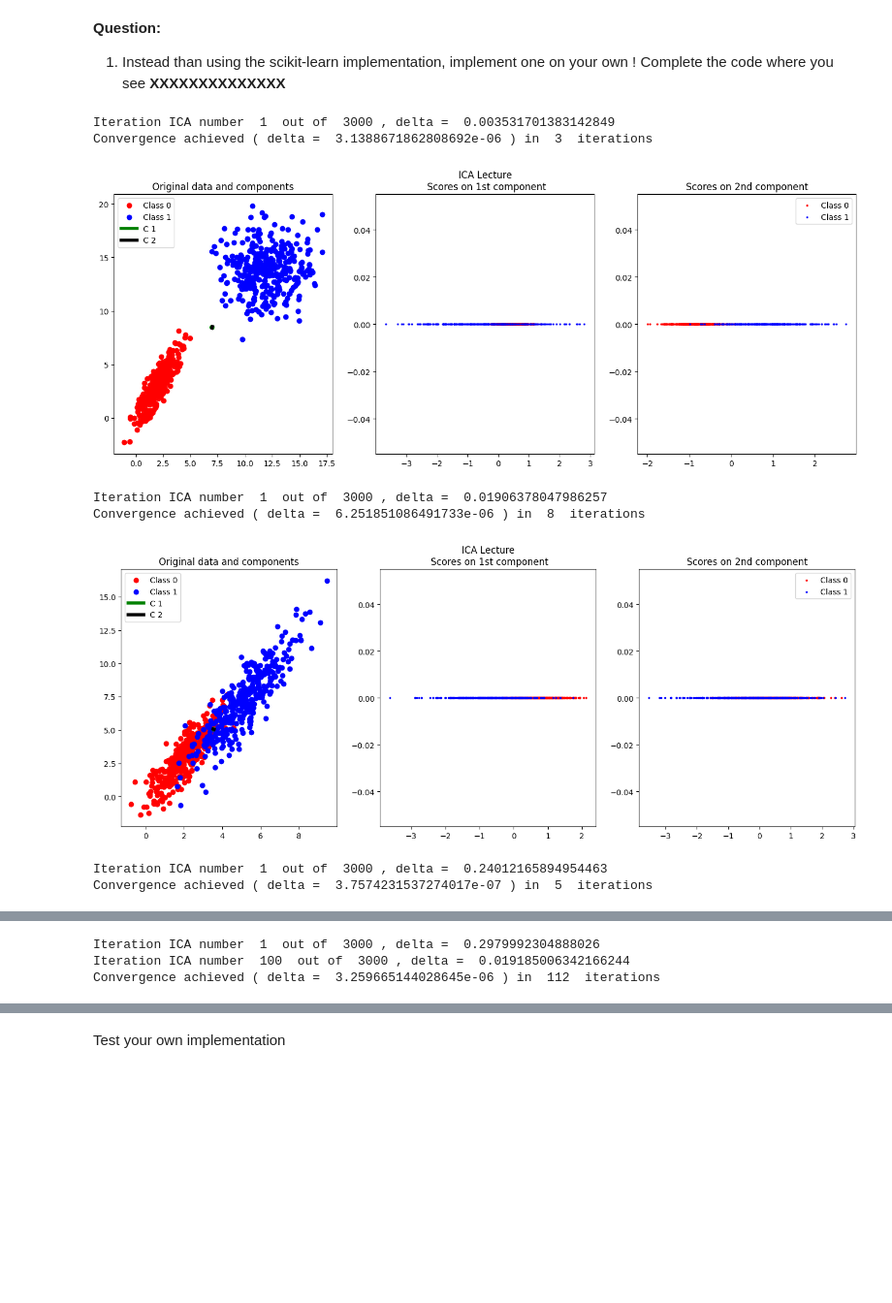
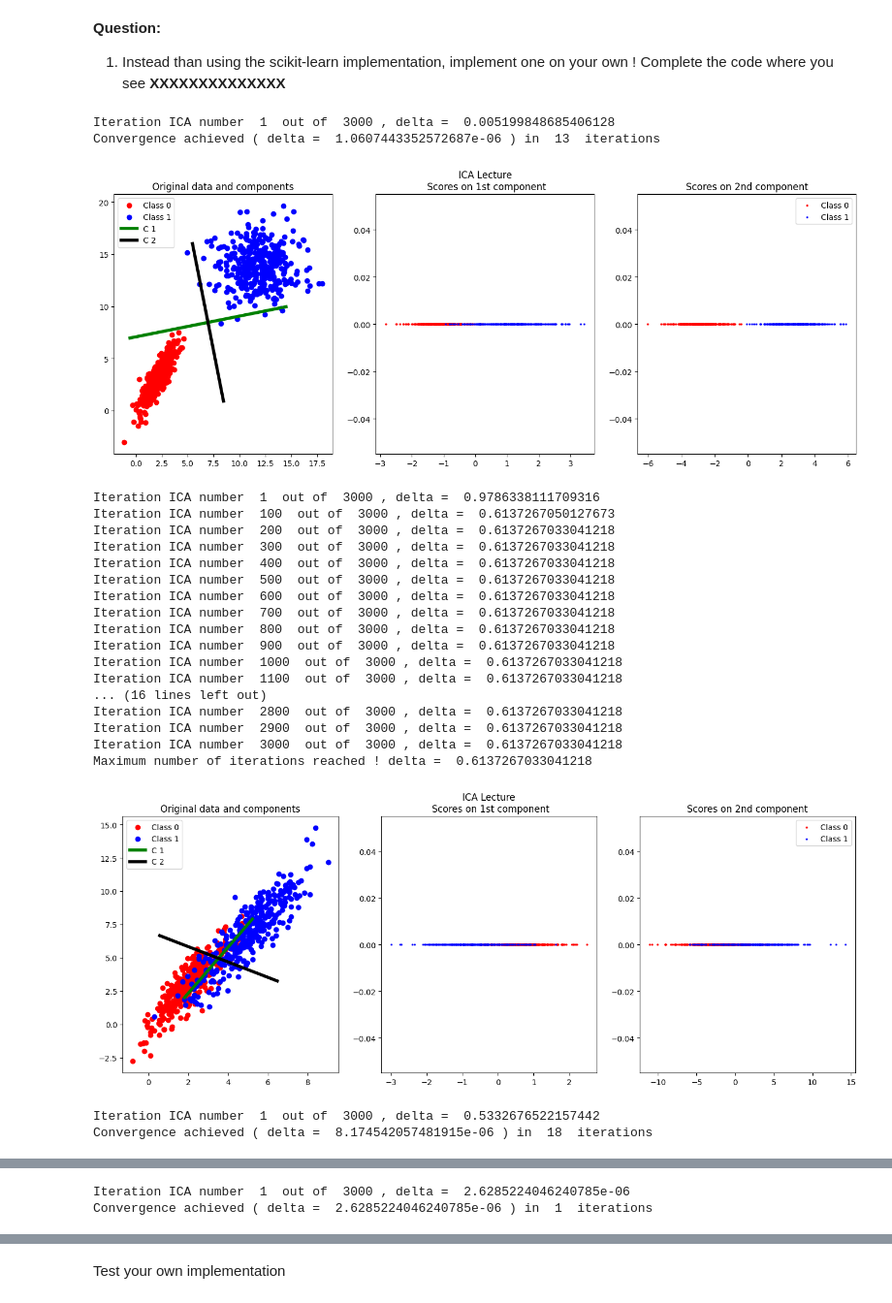
Before and after one commit to dftorresro/IMA205---TP1-Unsupervised-Learning, a Jupyter notebook: 2022_TP_Unsupervised_1_PCA-ICA.ipynb, the cells around one changed output, grey strips where cells are left out. Shown at 97% size. Cells and saved outputs as stored; diff of their text form; code cells hidden in the pictures; blank space fills up the shorter version.

```diff
--- a/2022_TP_Unsupervised_1_PCA-ICA.ipynb
+++ b/2022_TP_Unsupervised_1_PCA-ICA.ipynb
@@ -450,7 +466,7 @@ for scenarioIndex in range(1, 5):
 1. Instead than using the scikit-learn implementation, implement one on your own !
 Complete the code where you see **XXXXXXXXXXXXXX**
 # %%
-def FastICALecture(X, N_Iter=3000, tol=1e-5, plot_evolution=0):
+def FastICALecture(X,N_Iter=3000,tol=1e-5,plot_evolution=0):
     '''
     Inputs:
                    X: is a [d x N] matrix. Every column is an observation
@@ -470,34 +486,34 @@ def FastICALecture(X, N_Iter=3000, tol=1e-5, plot_evolution=0):
 
     '''
 
-    # We choose G=-exp(-1/2t^2)
+    # We choose G =-exp(-1/2t^2)
     # First derivative of G
     def g(t):
-        res = -np.exp(-t**2/2)
+        res = t*np.exp(-(1/2)*(t**2))
         return res
 
     # Second derivative of G
     def gp(t):
-        res = t*np.exp(-t**2/2)
+        res = (1 - t**2) * np.exp(-(1/2) * (t**2))
         return res
 
     # Size of X
-    d, N = X.shape
+    d,N = X.shape
 
     # Compute sample mean
-    mu = np.mean(X, axis=1)
+    mu = np.mean(X,axis=1)
 
     # Center data
-    Xc = X - np.matlib.repmat(mu, N, 1).T
+    Xc = X - mu[:, np.newaxis]
 
     # Compute covariance matrix
-    C = np.cov(X)
+    C = np.cov(Xc, rowvar=True)
 
     # Whiten data
-    Xcw = LA.sqrtm(LA.inv(C)) @ Xc
+    Xcw = np.dot(np.linalg.inv(np.linalg.cholesky(C)).T, Xc)
 
     # check if are whitened
-    if np.sum( np.eye(d) - np.abs( np.cov(Xcw) ) ) > 1e-10:
+    if np.sum(np.eye(d) - np.abs(np.cov(Xcw)))>1e-10:
         raise NameError('Your whitening transformation does not work...')
 
     # Initialize W
@@ -506,7 +522,7 @@ def FastICALecture(X, N_Iter=3000, tol=1e-5, plot_evolution=0):
     # delta evolution
     k = 0
     delta = np.inf
-    evolutionDelta = []
+    evolutionDelta=[]
 
     while delta > tol and k < N_Iter:
 
@@ -515,15 +531,16 @@ def FastICALecture(X, N_Iter=3000, tol=1e-5, plot_evolution=0):
 
         # Update rule for W
         Wp = np.dot(g(np.dot(W, Xcw)), Xcw.T) - np.diag(np.dot(gp(np.dot(W, Xcw)), np.ones(N))) @ W
-        W = np.linalg.qr(Wp)[0]  # Enforce orthogonality using QR decomposition
+        W = np.linalg.qr(Wp)[0]  # Enforce orthogonality using QR decomposition
+        # W = LA.inv( np.sqrt( Wp @ Wp.T ) ) @ Wp # Enforce orthogonality using normalization
 
-        if np.sum( np.eye(d) - np.abs( np.dot(W, W.T) ) ) > 1e-10:
+        if np.sum(np.eye(d) - np.abs(np.dot(W,W.T)))>1e-10:
             raise NameError('W should be an orthogonal matrix. Check the computations')
 
-        delta = 1-np.min(np.abs(np.diag(np.dot(W.T, W_old))))
+        delta = 1 - np.min( np.abs( np.diag( np.dot(W.T,W_old) ) ) )
         evolutionDelta.append(delta)
 
-        if k == 1 or k%100 == 0:
+        if k == 1 or k % 100 == 0:
             print('Iteration ICA number ', k, ' out of ', N_Iter , ', delta = ', delta)
 
 
@@ -536,7 +553,7 @@ def FastICALecture(X, N_Iter=3000, tol=1e-5, plot_evolution=0):
     # Independent components
     S = np.dot(W, Xcw)
 
-    if plot_evolution==1:
+    if plot_evolution == 1:
         plt.figure(figsize=(6, 6))
         plt.plot(range(k),evolutionDelta,'bx--', linewidth=4, markersize=12)
         plt.title('Evolution of error - ICA')
@@ -544,18 +561,33 @@ def FastICALecture(X, N_Iter=3000, tol=1e-5, plot_evolution=0):
 
     return S, W, Xcw
 # %%
-# Applying the ICA for each scenario
+# Applying FastICALecture for each scenario
 for scenarioIndex in range(1, 5):
     X0, X1, y = generate_scenario(scenario=scenarioIndex, n_samples0 = 350, n_samples1 = 350)
-    X = np.concatenate((X0,X1),axis=0)
-    SicaLec, WicaLec, Xcw = FastICALecture(X.T, N_Iter=3000, tol=1e-5, plot_evolution=0)
-    plotResults(X0=X0, X1=X1, y=y, U=WicaLec.T, Y=SicaLec.T, const=0.01, title='ICA Lecture')
+    X = np.concatenate((X0,X1), axis=0)
+    S, W, Xcw = FastICALecture(X.T, N_Iter=3000, tol=1e-5, plot_evolution=0)
+    plotResults(X0=X0, X1=X1, y=y, U=W.T, Y=S.T, const=1, title='ICA Lecture')
 # %% [output]
-Iteration ICA number  1  out of  3000 , delta =  0.003531701383142849
-Convergence achieved ( delta =  3.1388671862808692e-06 ) in  3  iterations
+Iteration ICA number  1  out of  3000 , delta =  0.005199848685406128
+Convergence achieved ( delta =  1.0607443352572687e-06 ) in  13  iterations
-[figure, old version]
+[figure, new version]
-Iteration ICA number  1  out of  3000 , delta =  0.01906378047986257
-Convergence achieved ( delta =  6.251851086491733e-06 ) in  8  iterations
+Iteration ICA number  1  out of  3000 , delta =  0.9786338111709316
+Iteration ICA number  100  out of  3000 , delta =  0.6137267050127673
+Iteration ICA number  200  out of  3000 , delta =  0.6137267033041218
+Iteration ICA number  300  out of  3000 , delta =  0.6137267033041218
+Iteration ICA number  400  out of  3000 , delta =  0.6137267033041218
+Iteration ICA number  500  out of  3000 , delta =  0.6137267033041218
+Iteration ICA number  600  out of  3000 , delta =  0.6137267033041218
+Iteration ICA number  700  out of  3000 , delta =  0.6137267033041218
+Iteration ICA number  800  out of  3000 , delta =  0.6137267033041218
+Iteration ICA number  900  out of  3000 , delta =  0.6137267033041218
+Iteration ICA number  1000  out of  3000 , delta =  0.6137267033041218
+Iteration ICA number  1100  out of  3000 , delta =  0.6137267033041218
+... (16 lines left out)
+Iteration ICA number  2800  out of  3000 , delta =  0.6137267033041218
+Iteration ICA number  2900  out of  3000 , delta =  0.6137267033041218
+Iteration ICA number  3000  out of  3000 , delta =  0.6137267033041218
+Maximum number of iterations reached ! delta =  0.6137267033041218
-[figure, old version]
+[figure, new version]
-Iteration ICA number  1  out of  3000 , delta =  0.24012165894954463
-Convergence achieved ( delta =  3.7574231537274017e-07 ) in  5  iterations
+Iteration ICA number  1  out of  3000 , delta =  0.5332676522157442
+Convergence achieved ( delta =  8.174542057481915e-06 ) in  18  iterations
@@ -563,3 +595,2 @@ Convergence achieved ( delta =  3.7574231537274017e-07 ) in  5  iterations
-Iteration ICA number  1  out of  3000 , delta =  0.2979992304888026
-Iteration ICA number  100  out of  3000 , delta =  0.019185006342166244
-Convergence achieved ( delta =  3.259665144028645e-06 ) in  112  iterations
+Iteration ICA number  1  out of  3000 , delta =  2.6285224046240785e-06
+Convergence achieved ( delta =  2.6285224046240785e-06 ) in  1  iterations
```
Also changed, not shown: parts of 24 cells of this notebook.
